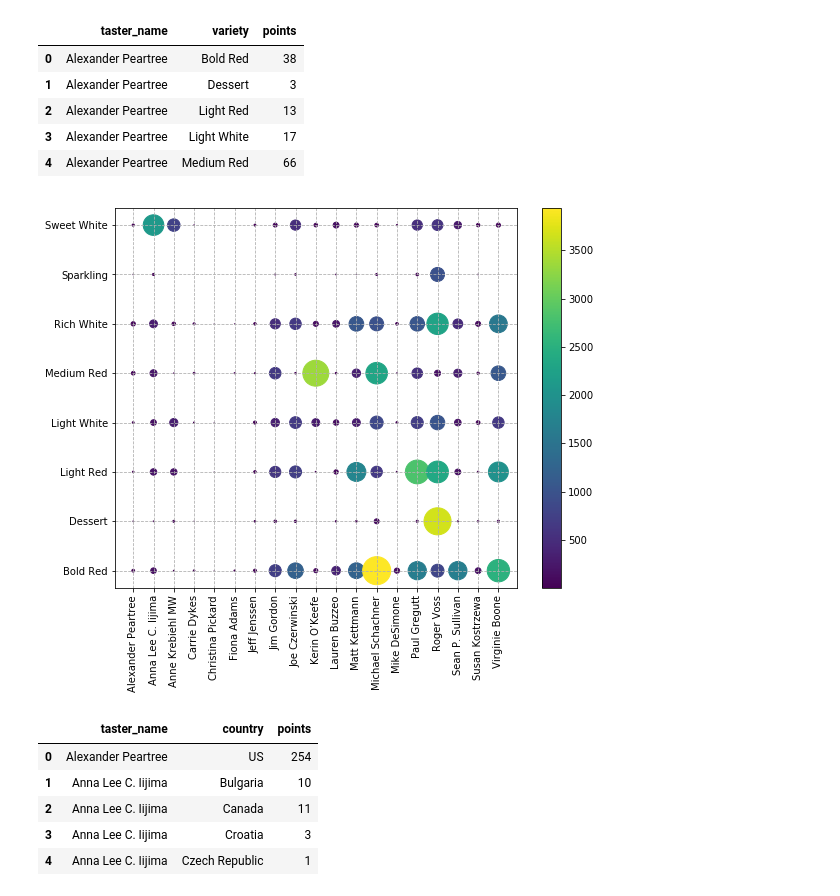
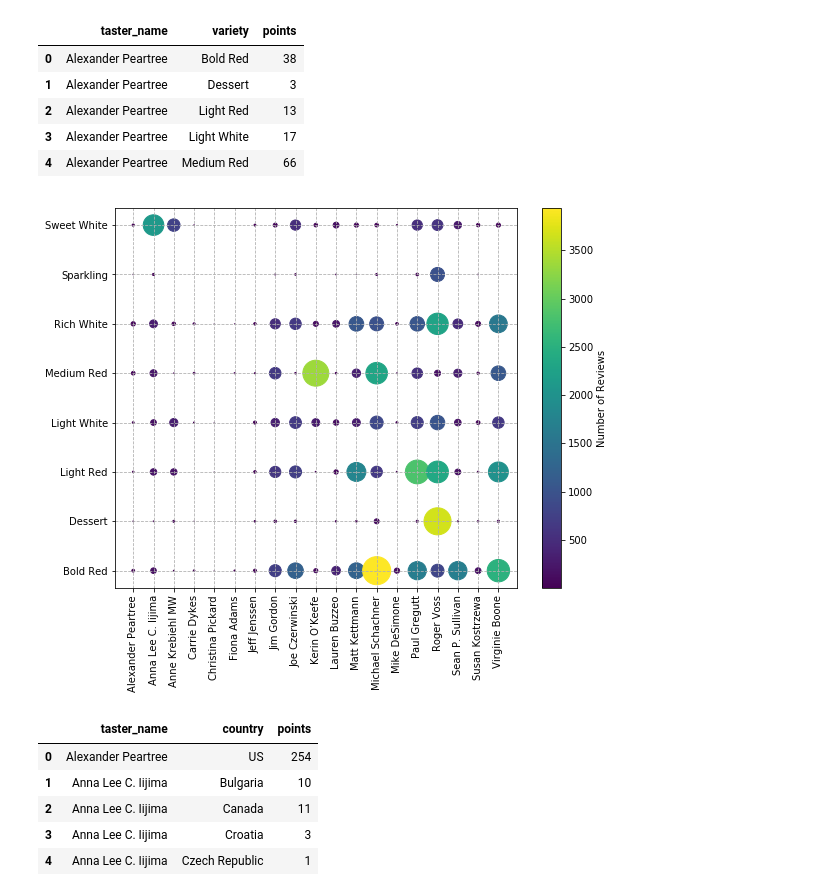
Before and after one commit to renatonico/Pygeons, a Jupyter notebook: notebooks/angel.ipynb, the cells around one changed output. Saved outputs shown, nothing was run; the diff lists cells and outputs as text; code cells hidden in the pictures.

```diff
--- a/notebooks/angel.ipynb
+++ b/notebooks/angel.ipynb
@@ -767,13 +788,13 @@ aa.head()
 # %%
 plt.figure(figsize=(9,7))
 plt.scatter(aa.taster_name,aa.variety,s=aa.points*.2,c=aa.points)
 plt.xticks(rotation=90)
 plt.grid(linestyle='--')
-plt.colorbar()
+plt.colorbar(label='Number of Reviews')
 
 plt.show()
 # %% [output]
-[figure, old version]
+[figure, new version]
 # %%
 bb = df_variety.groupby(['taster_name','country'])['points'].count()
 #aa = df_variety.groupby(['taster_name','variety','country'])['points'].count()
```
Also changed, not shown: parts of 14 cells of this notebook, 2 other files.
